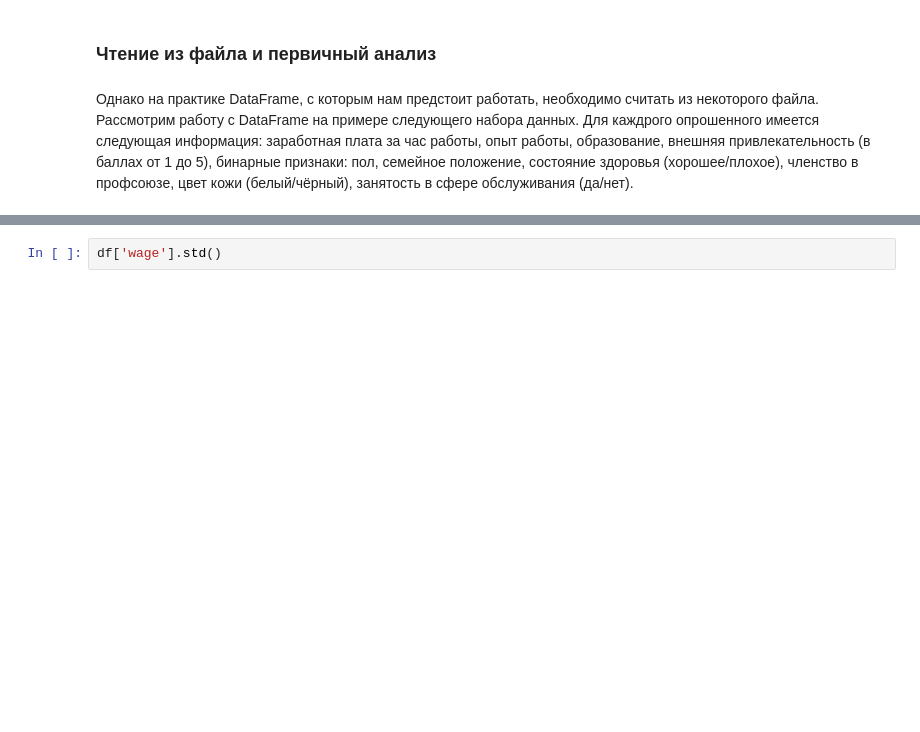
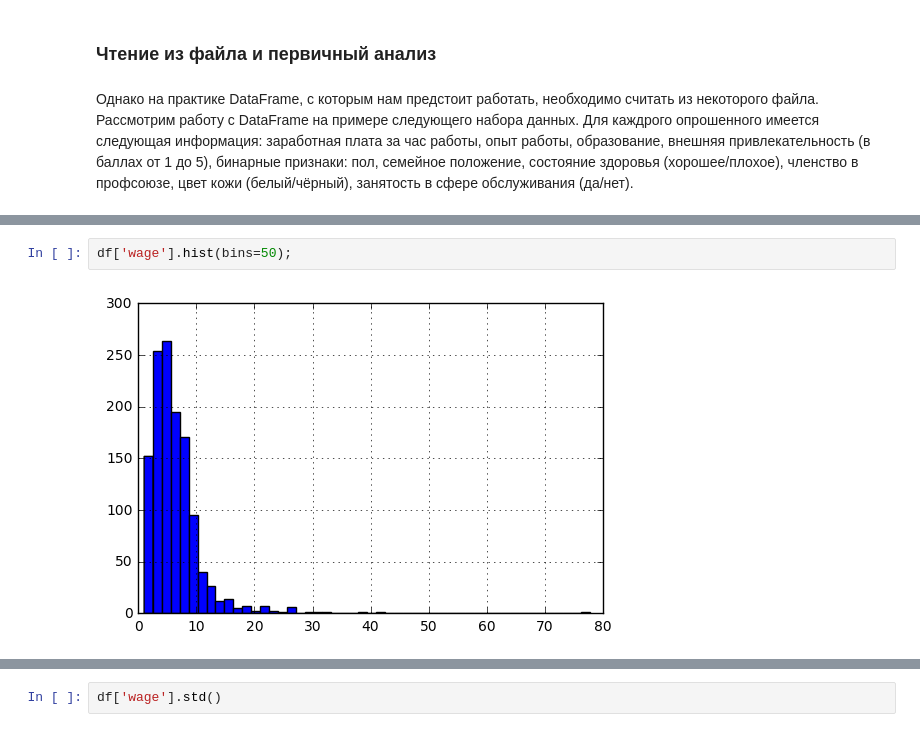
Before and after one commit to 1gnatov/ML_DM_HSE_minor, a Jupyter notebook: module1_python_notebooks/seminar13_numpy_pandas_plot/seminar13_part2_pandas.ipynb, the cells around one changed output, grey strips where cells are left out. Drawn from its saved outputs; the diff is of its cells as text; blank space fills up the shorter version.

```diff
--- a/module1_python_notebooks/seminar13_numpy_pandas_plot/seminar13_part2_pandas.ipynb
+++ b/module1_python_notebooks/seminar13_numpy_pandas_plot/seminar13_part2_pandas.ipynb
@@ -227,0 +401,4 @@ df = pd.read_csv('../../data/beauty.csv', sep = ';')
+# %%
+df['wage'].hist(bins=50);
+# %% [output]
+[figure, added]
```
Also changed, not shown: parts of 21 cells of this notebook, 8 other files.
